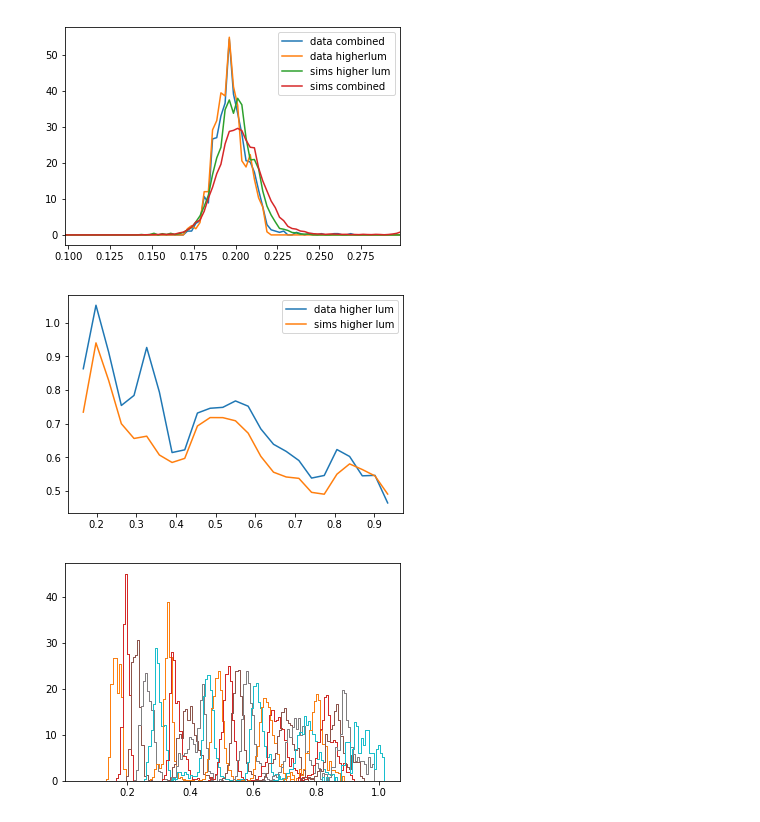
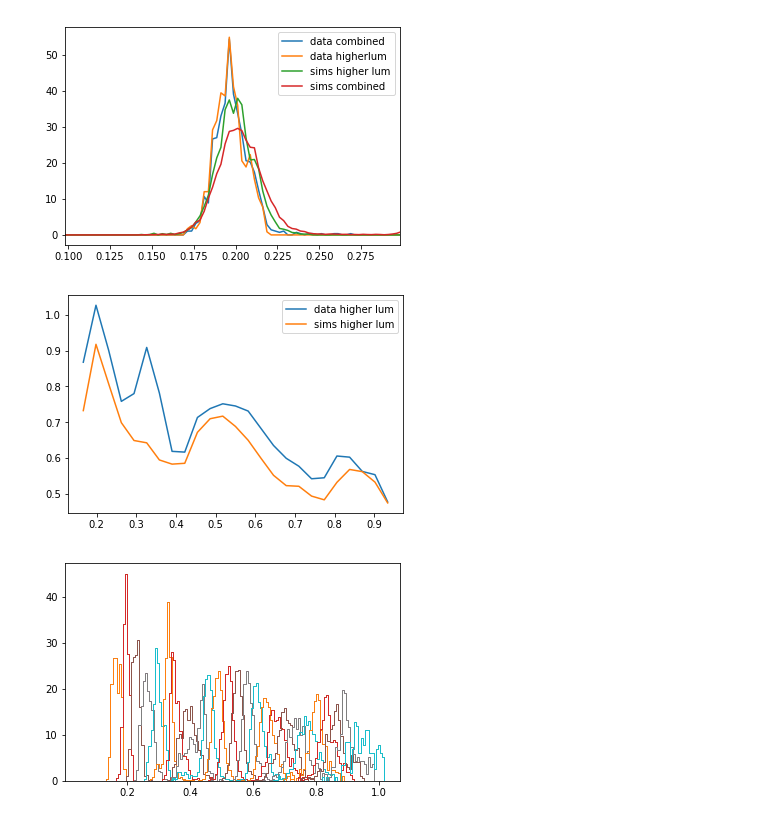
Before and after one commit to mgatti29/CORE, a Jupyter notebook: Results_data.ipynb, the cells around one changed output. Drawn from its saved outputs; the diff is of its cells as text; code cells hidden in the pictures.

```diff
--- a/Results_data.ipynb
+++ b/Results_data.ipynb
@@ -196,15 +202,3 @@ class WZ_obj(object):
 # read
 # %% [markdown]
 ## read sompz
-# %%
-bbb = np.linspace(0.15, 0.95, 26)
-print bbb, len(bbb)
-
-eee = np.linspace(0.1, 1.1, 16)
-print eee, len(eee)
-
-zbins_c = bbb[:-1]+ 0.5*(bbb[1]-bbb[0])
-print zbins_c, len(zbins_c)
-
-zbinse_c = eee[:-1]+ 0.5*(eee[1]-eee[0])
-print zbinse_c, len(zbinse_c)
@@ -245,6 +226,10 @@ for i in range(4):
 # %% [markdown]
 ## read wz
 # %%
+# load theory
+bias_corection = load_obj('/global/cscratch1/sd/mgatti/clustering_z/data/bias_corr')
+data_cosmosis = load_obj('/global/cscratch1/sd/mgatti/clustering_z/data/dict_cosmosis')
+
 import sys
 sys.path.insert(0, '/global/homes/g/giannini/clustering-z/WZ_utils/')
 from covariance_routines import *
@@ -279,7 +264,11 @@ for ff in to_read:
         method = ff.strip('/')
         print (method)
         runs_data[method]  = WZ_obj(dictionary,info)
-        runs_data[method].set_wdm(np.hstack([measured_wz['th_correction'],0]))
+        if '1500_5000' in method:
+            runs_data[method].set_wdm(data_cosmosis['sims_WL_rmg_truez_large']['w_rr'][0,:])
+        else:
+            runs_data[method].set_wdm(data_cosmosis['sims_WL_rmg_truez']['w_rr'][0,:])
+        runs_data[method].set_b_corr(bias_corection['bias_rmg_corr_combined_data'])
         runs_data[method].set_sompz(nz_sompz_25bins)
         runs_data[method].shrink_z_interval(xd=0,xup=1)
         runs_data[method].compute_Xsigma_sompz(nz_sompz_25bins)
@@ -312,7 +301,10 @@ for ff in to_read:
         method = ff.strip('/')
         print (method)
         runs_data[method]  = WZ_obj(dictionary,info)
-        runs_data[method].set_wdm(np.hstack([measured_wz['th_correction_eboss'],0]))
+        if '1500_5000' in method:
+            runs_data[method].set_wdm(data_cosmosis['sims_WL_eboss_large']['w_rr'][0,:])
+        else:
+            runs_data[method].set_wdm(data_cosmosis['sims_WL_eboss']['w_rr'][0,:])
         runs_data[method].set_sompz(nz_sompz_15bins)
         runs_data[method].shrink_z_interval(xd=0,xup=1)
         runs_data[method].compute_Xsigma_sompz(nz_sompz_15bins)
@@ -347,8 +339,6 @@ computing sompz interval at 2 sigma
 /global/cscratch1/sd/mgatti/clustering_z/mastercat_12_3_19_eboss_R_w_random_wrong/
 done
 '\nto print the mean:\nruns[method].Nz_mean[estimator][tomobin],runs[method].Nz_mean_err[estimator][tomobin]\n\n'
-# %%
-measured_wz = load_obj('/global/homes/m/mgatti/clustering-z/WZ_cosmosis1')
 # %% [markdown]
 # mean
 # %%
@@ -998,13 +988,9 @@ zrmg_mstf = np.array(mastercat['catalog']['redmagic']['higherlum']['zredmagic'])
 zrmg_mst= (zrmg_mstf[zspec_mstf>-1])
 zspec_mst = (zspec_mstf[zspec_mstf>-1])
 
-#z_mag= [i[3] for i in (mastercat['catalog']['redmagic']['combined_sample_fid']['mag'])]
-#z_mag = np.array(z_mag)
-#z_mag_sub = z_mag[zspec_mstf>-1]
-
 edg = np.linspace(0.15,0.95,26)
 cntr = 0.5*(edg[1:]+edg[:-1])
-edg_hr = np.linspace(0.,1.5,201)
+edg_hr = np.linspace(0.,1.5,401)
 cntr_hr = 0.5*(edg_hr[1:]+edg_hr[:-1])
 corr = np.zeros(25)
 corr1 = np.zeros(25)
@@ -1022,7 +1008,7 @@ for i in range(25):
     nzh1,_ = np.histogram(zspec_mst[mask1],bins=edg_hr,normed=True)
 
     #nzh,_ = np.histogram(zspec_mst[mask1],weights=ww1,bins=edg_hr,normed=True)
-    nzh_u,_ = np.histogram(np.linspace(edg[i],edg[i+1],50000),bins=edg_hr,normed=True)
+    nzh_u,_ = np.histogram(np.linspace(edg[i],edg[i+1],500),bins=edg_hr,normed=True)
     #if i==xx:
         #plt.plot(cntr_hr,nzh)
     #corr[i] = np.trapz(nzh**2,cntr_hr)/np.trapz(nzh_u**2,cntr_hr)#
@@ -1049,35 +1035,35 @@ mastercat_sims = h5py.File('/global/cscratch1/sd/jderose/BCC/Chinchilla/Herd/Chi
 
 zredmagic_tot = np.array(mastercat_sims['catalog']['redmagic']['higherlum']['zredmagic'])
 zspec_tot = np.array(mastercat_sims['catalog']['redmagic']['higherlum']['zspec'])
 mag = np.array(mastercat_sims['catalog']['redmagic']['higherlum']['zmag'])#.keys()
 
 import timeit
 corr1 = np.zeros(25)
 for i in range(25):
 
     st0 = timeit.default_timer()
     mask1 = (zredmagic_tot>edg[i]) & ((zredmagic_tot<edg[i+1]))
 
     st = timeit.default_timer()
 
     nzh,_ = np.histogram(zspec_tot[mask1],bins=edg_hr,normed=True)
 
     end = timeit.default_timer()
 
-    nzh_u,_ = np.histogram(np.linspace(edg[i],edg[i+1],50000),bins=edg_hr,normed=True)
+    nzh_u,_ = np.histogram(np.linspace(edg[i],edg[i+1],500),bins=edg_hr,normed=True)
     if i==xx:
         #plt.plot(cntr_hr,nzh,label='sims higher lum')
         xm = (edg[i+1] +edg[i])*0.5
     corr1[i] = np.trapz(nzh**2,cntr_hr)/np.trapz(nzh_u**2,cntr_hr)#
 corr_sims_hr = np.sqrt(corr1)
 plt.plot(cntr,corr_sims_hr,label='sims higher lum')
 plt.legend()
 
 
 path_to_save = '/global/cscratch1/sd/mgatti/clustering_z/data/'
 save_obj(path_to_save+'/corr_bias_n2',[corr_sims_hr,corr_data])
 # %% [output]
-[figure, old version]
+[figure, new version]
 # %%
 for i in range(25):
     maskz_sub = (zrmg_mst_sub>edg[i]) & (zrmg_mst_sub<edg[i+1])
```
Also changed, not shown: parts of 2 cells of this notebook, 1 other file.
